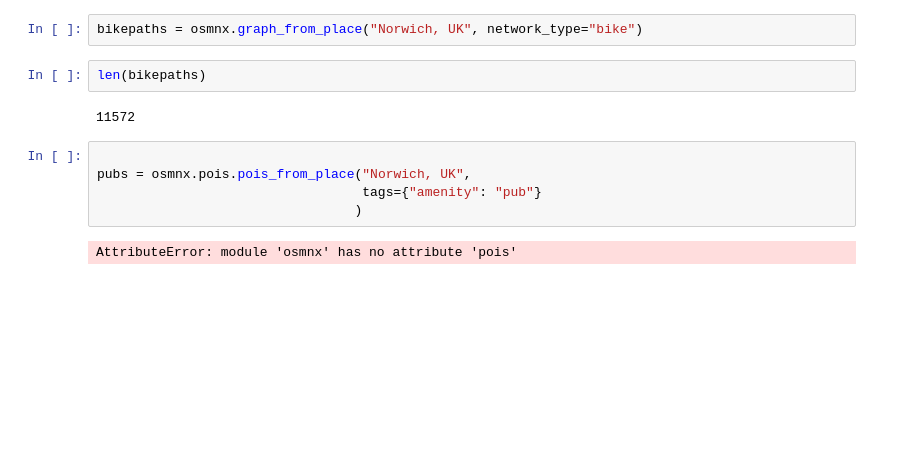
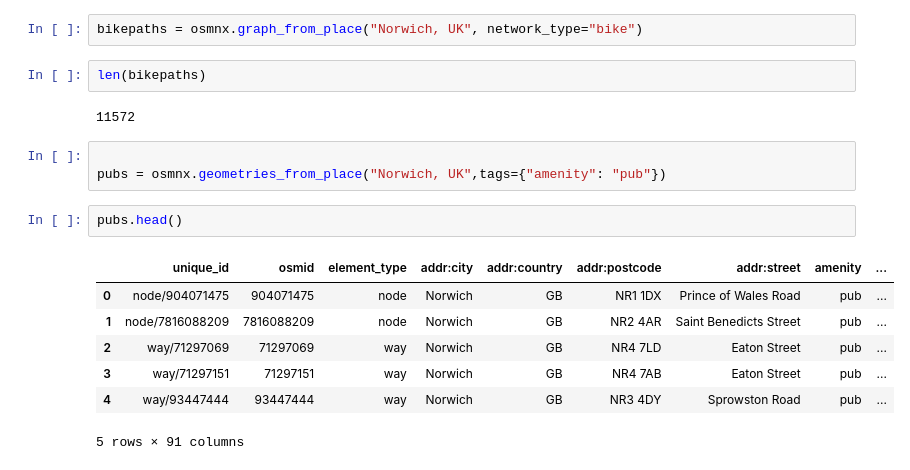
Before and after one commit to ABostrom/InformationVisualisation, a Jupyter notebook: lab_01.ipynb, the cells around one changed output. Cells and saved outputs as stored; diff of their text form; blank space fills up the shorter version.

```diff
--- a/lab_01.ipynb
+++ b/lab_01.ipynb
@@ -33,8 +95,14 @@ len(bikepaths)
 11572
 # %%
 
-pubs = osmnx.pois.pois_from_place("Norwich, UK",
-                                  tags={"amenity": "pub"}
-                                 )
+pubs = osmnx.geometries_from_place("Norwich, UK",tags={"amenity": "pub"})
-# %% [output]
-AttributeError: module 'osmnx' has no attribute 'pois'
+# %%
+pubs.head()
+# %% [output]
+|  | unique_id | osmid | element_type | addr:city | addr:country | addr:postcode | addr:street | amenity | ... |
+| 0 | node/904071475 | 904071475 | node | Norwich | GB | NR1 1DX | Prince of Wales Road | pub | ... |
+| 1 | node/7816088209 | 7816088209 | node | Norwich | GB | NR2 4AR | Saint Benedicts Street | pub | ... |
+| 2 | way/71297069 | 71297069 | way | Norwich | GB | NR4 7LD | Eaton Street | pub | ... |
+| 3 | way/71297151 | 71297151 | way | Norwich | GB | NR4 7AB | Eaton Street | pub | ... |
+| 4 | way/93447444 | 93447444 | way | Norwich | GB | NR3 4DY | Sprowston Road | pub | ... |
+5 rows × 91 columns
```
Also changed, not shown: parts of 7 cells of this notebook.
